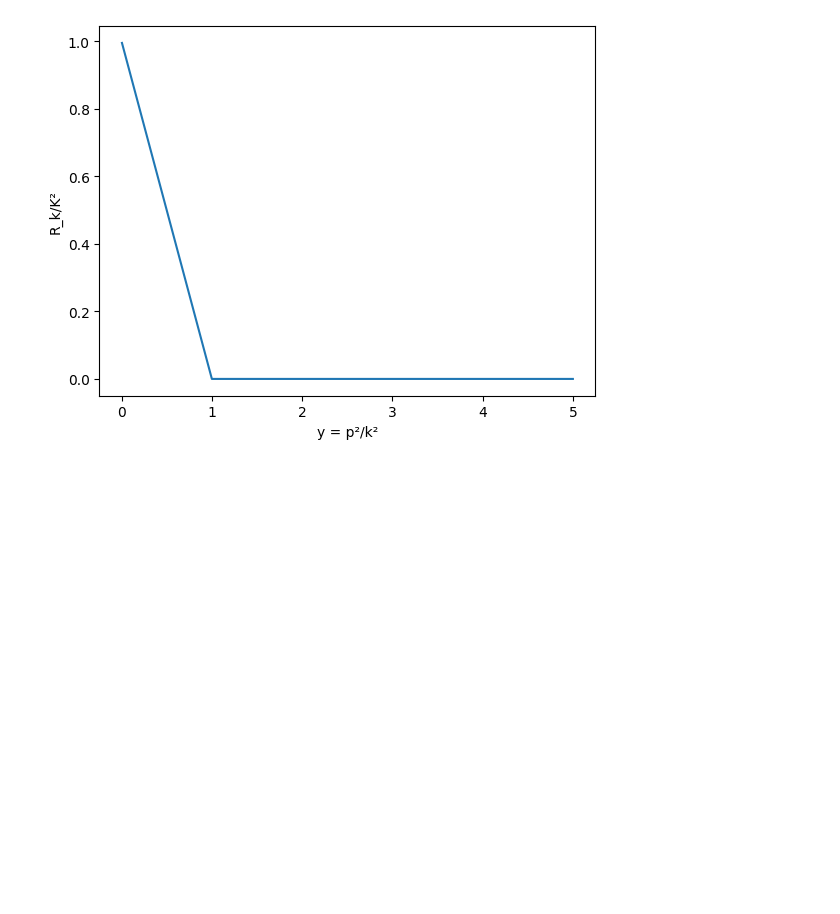
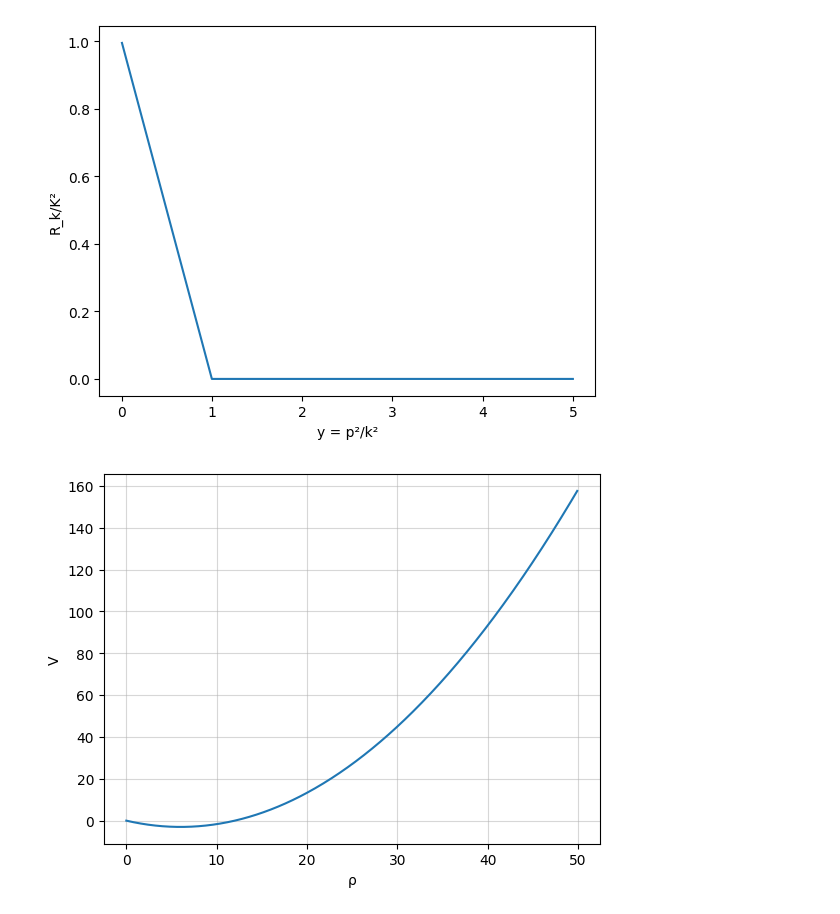
Before and after one commit to kilianroeth/FRG, a Jupyter notebook: plot/plot.ipynb, the cells around one changed output. Saved outputs shown, nothing was run; the diff lists cells and outputs as text; code cells hidden in the pictures; blank space fills up the shorter version.

```diff
--- a/plot/plot.ipynb
+++ b/plot/plot.ipynb
@@ -22,3 +22,15 @@ plt.ylabel("R_k/K²")
 # %% [output]
 Text(0, 0.5, 'R_k/K²')
 [figure]
+# %%
+data = np.loadtxt("../results/V_classical.txt", skiprows=1, delimiter=",")
+
+ρ = data[:,0]
+V = data[:,1]
+
+plt.plot(ρ,V)
+plt.xlabel("ρ")
+plt.ylabel("V")
+plt.grid(alpha=0.5)
+# %% [output]
+[figure, added]
```
Also changed, not shown: 7 other files.
